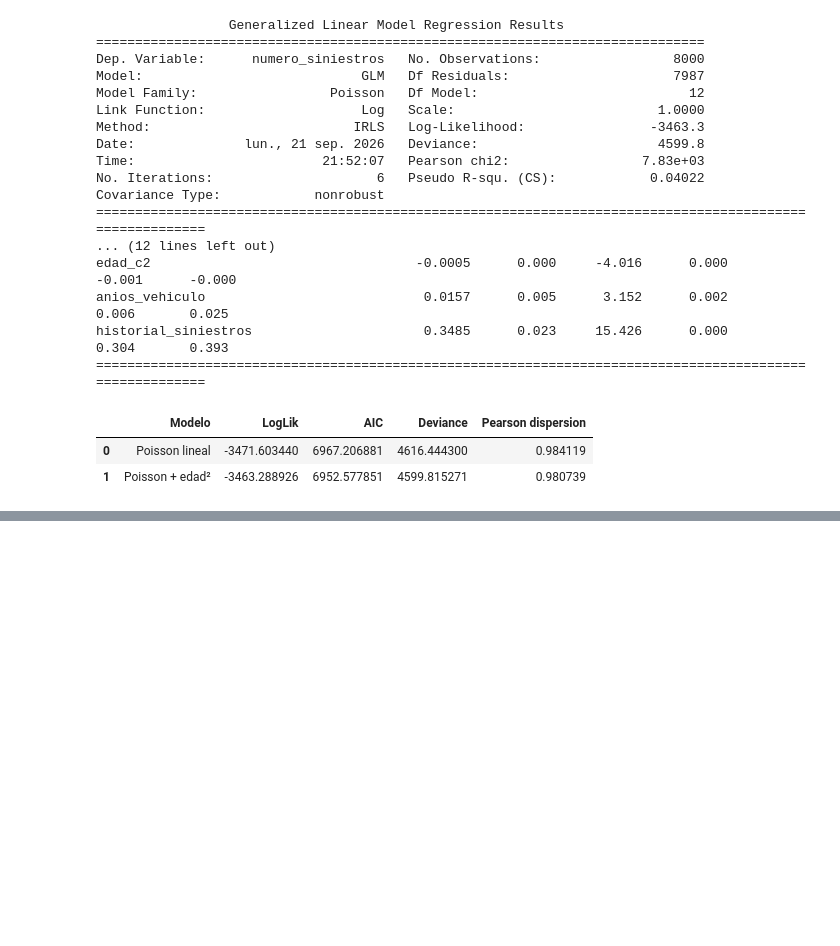
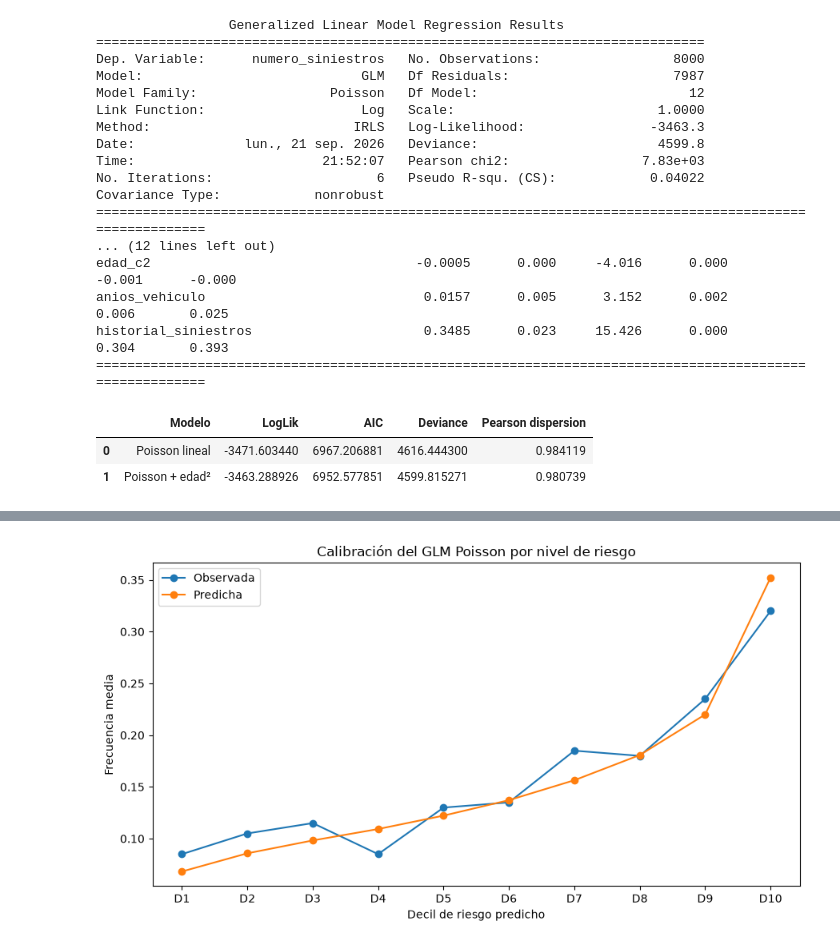
Before and after one commit to ActuarioDereckFuzz/Modelos_estadisticosvsMLvsDeep-Learning, a Jupyter notebook: notebooks/03_statistical_models.ipynb, the cells around one changed output, grey strips where cells are left out. Saved outputs shown, nothing was run; the diff lists cells and outputs as text; code cells hidden in the pictures; blank space fills up the shorter version.

Commit message:
Actualización: Ajuste GLM Poisson a la frecuencia.

```diff
--- a/notebooks/03_statistical_models.ipynb
+++ b/notebooks/03_statistical_models.ipynb
@@ -451,0 +474,7 @@ comparison_poisson
+# %%
+
+y_train_freq = df_train["numero_siniestros"]
+y_test_freq = df_test["numero_siniestros"]
+
+pred_train_freq = poisson_2.predict(df_train)
+pred_test_freq = poisson_2.predict(df_test)
@@ -451,0 +624,33 @@ comparison_poisson
+# %%
+x = np.arange(len(calibration_by_decile))
+
+plt.figure(figsize=(9, 5))
+
+plt.plot(
+    x,
+    calibration_by_decile["frecuencia_observada"],
+    marker="o",
+    label="Observada"
+)
+
+plt.plot(
+    x,
+    calibration_by_decile["frecuencia_predicha"],
+    marker="o",
+    label="Predicha"
+)
+
+plt.xticks(
+    x,
+    [f"D{i}" for i in range(1, len(x) + 1)]
+)
+
+plt.xlabel("Decil de riesgo predicho")
+plt.ylabel("Frecuencia media")
+plt.title("Calibración del GLM Poisson por nivel de riesgo")
+plt.legend()
+
+plt.tight_layout()
+plt.show()
+# %% [output]
+[figure, added]
```
Also changed, not shown: parts of 20 cells of this notebook.
